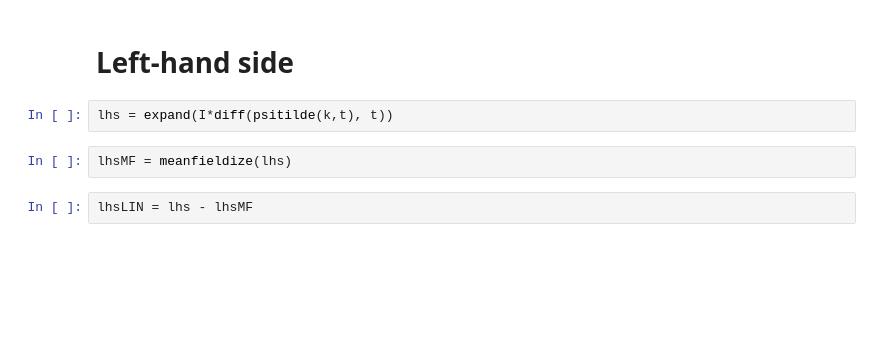
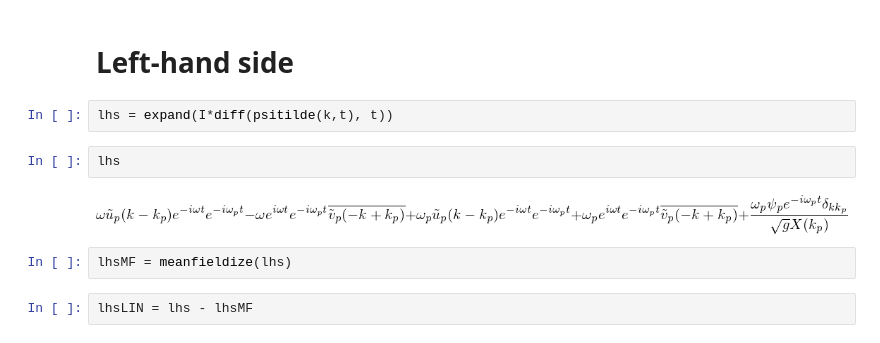
Before and after one commit to berceanu/notebooks, a Jupyter notebook: sympy/1pump.ipynb, the cells around one changed output. Cells and saved outputs as stored; diff of their text form; blank space fills up the shorter version.

```diff
--- a/sympy/1pump.ipynb
+++ b/sympy/1pump.ipynb
@@ -151,6 +151,10 @@ $$ n_p = \left|\psi_p \right|^2$$
 # Left-hand side
 # %%
 lhs = expand(I*diff(psitilde(k,t), t))
+# %%
+lhs
+# %% [output]
+[figure, added]
 # %%
 lhsMF = meanfieldize(lhs)
 # %%
```
Also changed, not shown: parts of 4 cells of this notebook, 1 other file.
